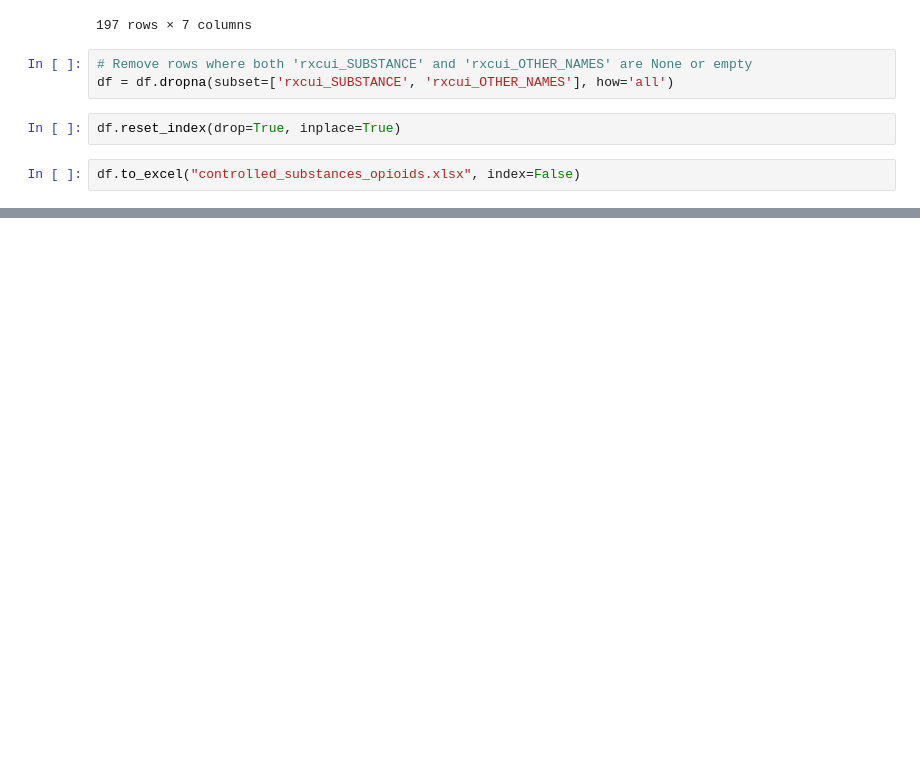
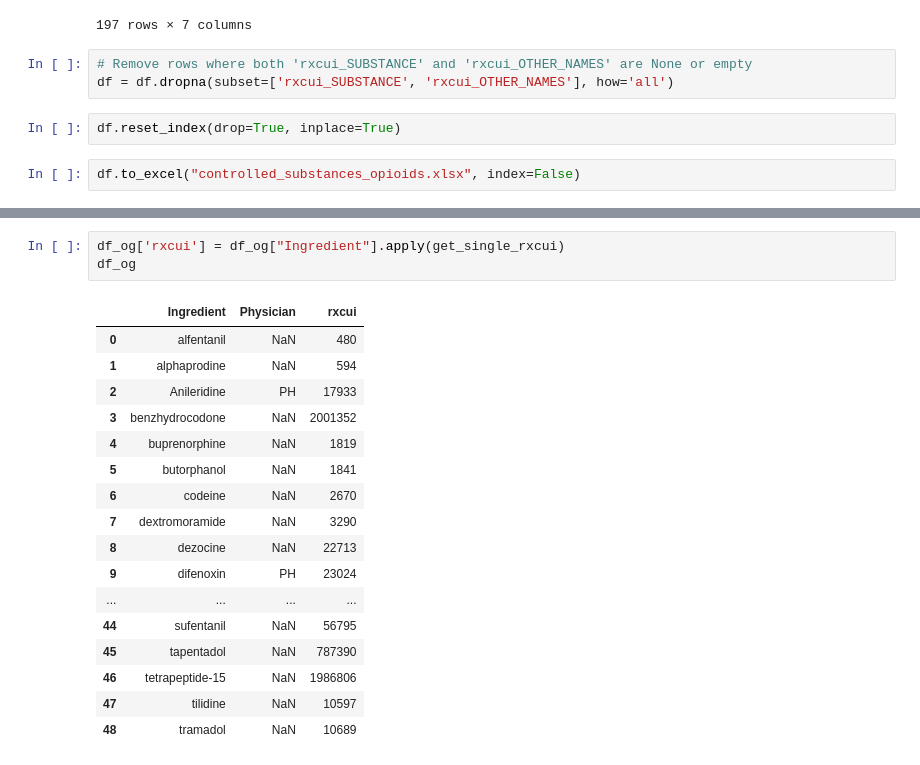
Before and after one commit to danielhmendoza01/Automatic_Code_Sets, a Jupyter notebook: RxNorm/Opioid/Ingredient2.ipynb, the cells around one changed output, grey strips where cells are left out. Saved outputs shown, nothing was run; the diff lists cells and outputs as text; blank space fills up the shorter version.

```diff
--- a/RxNorm/Opioid/Ingredient2.ipynb
+++ b/RxNorm/Opioid/Ingredient2.ipynb
@@ -103,0 +146,21 @@ df.to_excel("controlled_substances_opioids.xlsx", index=False)
+# %%
+df_og['rxcui'] = df_og["Ingredient"].apply(get_single_rxcui)
+df_og
+# %% [output]
+|  | Ingredient | Physician | rxcui |
+| 0 | alfentanil | NaN | 480 |
+| 1 | alphaprodine | NaN | 594 |
+| 2 | Anileridine | PH | 17933 |
+| 3 | benzhydrocodone | NaN | 2001352 |
+| 4 | buprenorphine | NaN | 1819 |
+| 5 | butorphanol | NaN | 1841 |
+| 6 | codeine | NaN | 2670 |
+| 7 | dextromoramide | NaN | 3290 |
+| 8 | dezocine | NaN | 22713 |
+| 9 | difenoxin | PH | 23024 |
+| ... | ... | ... | ... |
+| 44 | sufentanil | NaN | 56795 |
+| 45 | tapentadol | NaN | 787390 |
+| 46 | tetrapeptide-15 | NaN | 1986806 |
+| 47 | tilidine | NaN | 10597 |
+| 48 | tramadol | NaN | 10689 |
```
Also changed, not shown: parts of 12 cells of this notebook, 4 other files.
